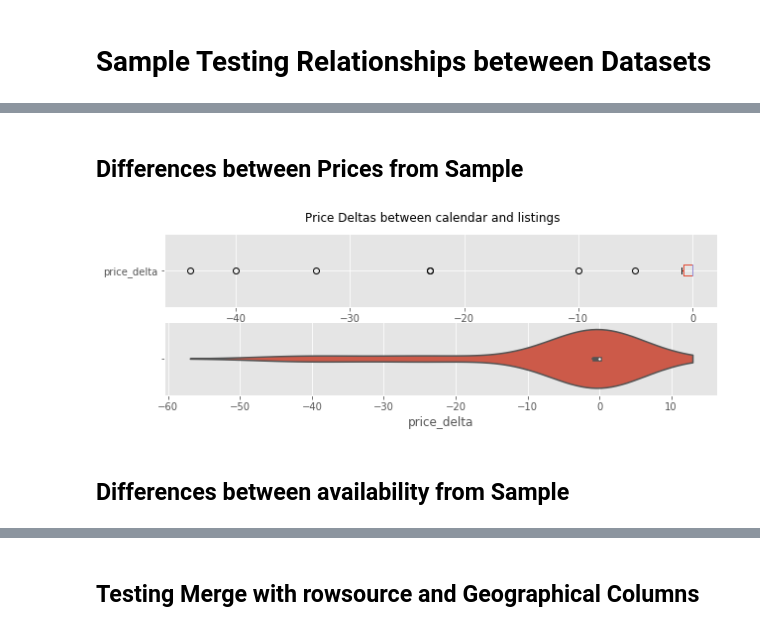
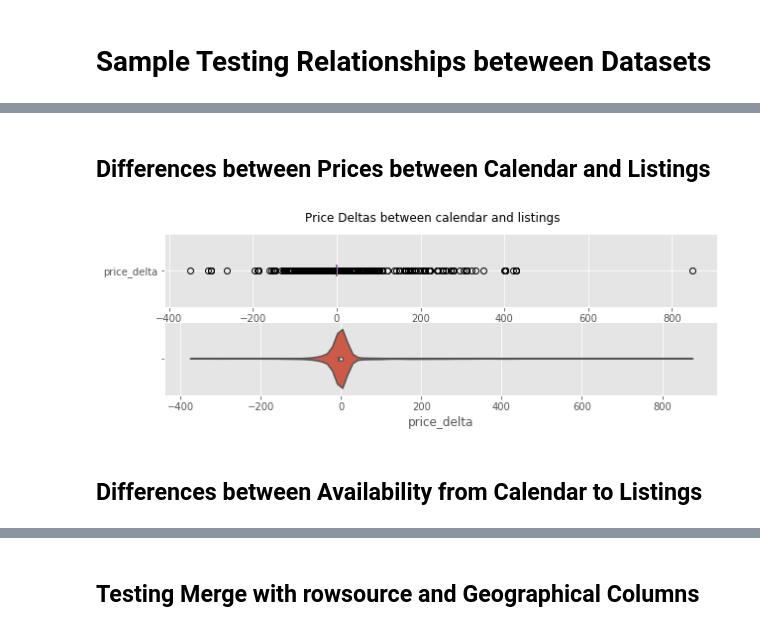
Before and after one commit to samlexrod/airbnb_ml, a Jupyter notebook: Airbnb_Analysis.ipynb, the cells around one changed output, grey strips where cells are left out. Cells and saved outputs as stored; diff of their text form; code cells hidden in the pictures.

```diff
--- a/Airbnb_Analysis.ipynb
+++ b/Airbnb_Analysis.ipynb
@@ -711,19 +708,19 @@ Sampled 100 listing ids.
 # %% [markdown]
-## Differences between Prices from Sample
+## Differences between Prices between Calendar and Listings
 # %%
 fig, ax = plt.subplots(nrows=2, ncols=1, figsize=(10, 3))
 
 plt.suptitle('Price Deltas between calendar and listings')
-airbnb_evaluation.query("price_delta==price_delta").price_delta.plot.box(
+airbnb_evaluation_merge.query("price_delta==price_delta").price_delta.plot.box(
     vert=False, ax=ax[0])
 
 sns.violinplot(
     x='price_delta',
-    data=airbnb_evaluation.query("price_delta==price_delta"),
+    data=airbnb_evaluation_merge.query("price_delta==price_delta"),
     ax=ax[1])
 
 plt.show()
 # %% [output]
-[figure, old version]
+[figure, new version]
 # %% [markdown]
-## Differences between availability from Sample
+## Differences between Availability from Calendar to Listings
```
Also changed, not shown: parts of 80 cells of this notebook, 2 other files.
